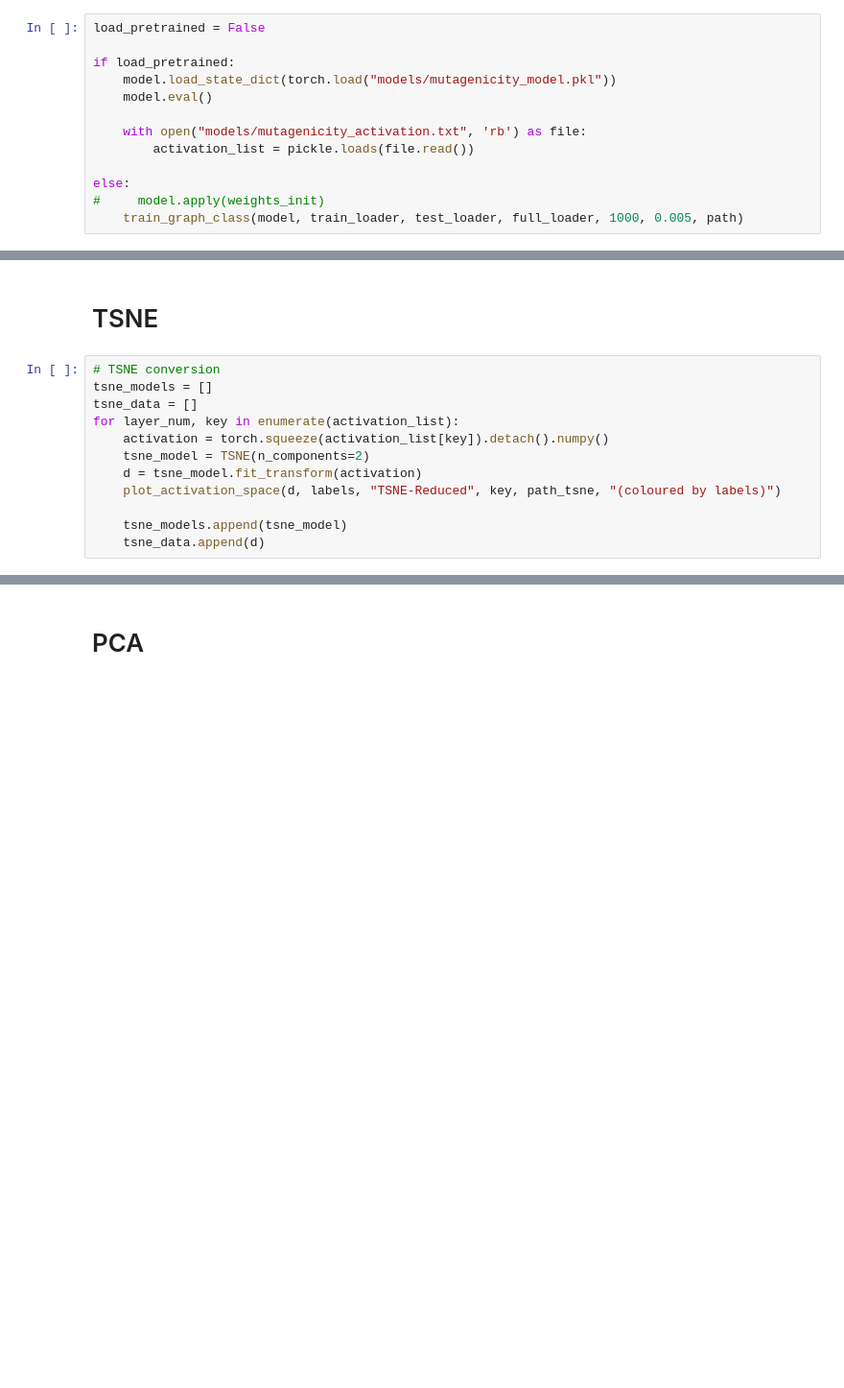
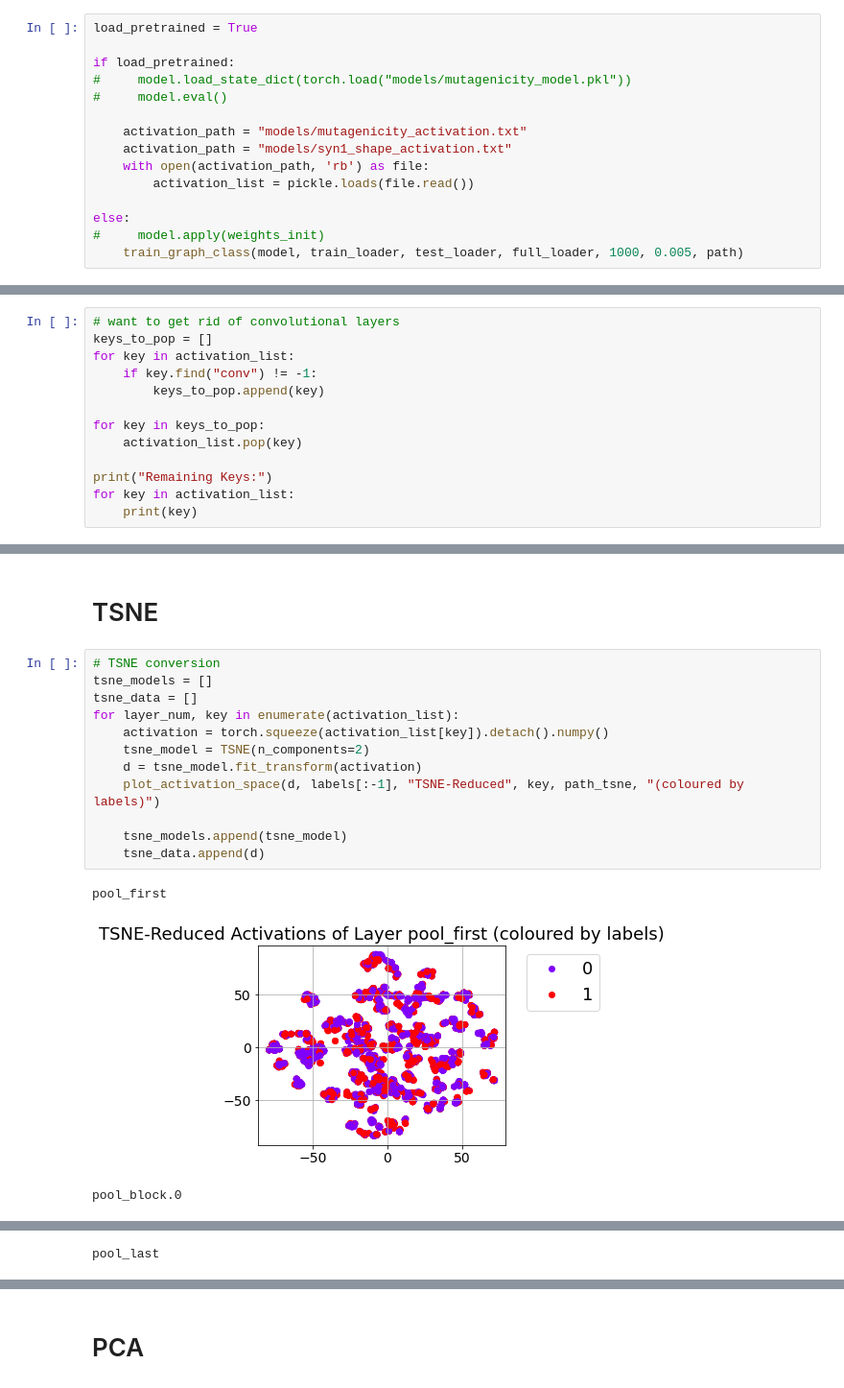
Before and after one commit to CharlotteMagister/GCExplainer, a Jupyter notebook: src/k_clustering/Mutag_Shapes.ipynb, the cells around one changed output, grey strips where cells are left out. Shown at 96% size. Saved outputs shown, nothing was run; the diff lists cells and outputs as text; blank space fills up the shorter version.

```diff
--- a/src/k_clustering/Mutag_Shapes.ipynb
+++ b/src/k_clustering/Mutag_Shapes.ipynb
@@ -77,13 +77,15 @@ Is undirected: True
 
 Class split - Training 0: 1913 1:1556, Test 0: 488 1: 380
 # %%
-load_pretrained = False
+load_pretrained = True
 
 if load_pretrained:
-    model.load_state_dict(torch.load("models/mutagenicity_model.pkl"))
-    model.eval()
+#     model.load_state_dict(torch.load("models/mutagenicity_model.pkl"))
+#     model.eval()
 
-    with open("models/mutagenicity_activation.txt", 'rb') as file:
+    activation_path = "models/mutagenicity_activation.txt"
+    activation_path = "models/syn1_shape_activation.txt"
+    with open(activation_path, 'rb') as file:
         activation_list = pickle.loads(file.read())
 
 else:
@@ -111,0 +94,13 @@ Epoch: 999, Train Loss: 0.23991, Test Loss: 0.66153, Train Acc: 0.91121, Test Ac
+# %%
+# want to get rid of convolutional layers
+keys_to_pop = []
+for key in activation_list:
+    if key.find("conv") != -1:
+        keys_to_pop.append(key)
+
+for key in keys_to_pop:
+    activation_list.pop(key)
+
+print("Remaining Keys:")
+for key in activation_list:
+    print(key)
@@ -114,12 +115,16 @@ Epoch: 999, Train Loss: 0.23991, Test Loss: 0.66153, Train Acc: 0.91121, Test Ac
 # %%
 # TSNE conversion
 tsne_models = []
 tsne_data = []
 for layer_num, key in enumerate(activation_list):
     activation = torch.squeeze(activation_list[key]).detach().numpy()
     tsne_model = TSNE(n_components=2)
     d = tsne_model.fit_transform(activation)
-    plot_activation_space(d, labels, "TSNE-Reduced", key, path_tsne, "(coloured by labels)")
+    plot_activation_space(d, labels[:-1], "TSNE-Reduced", key, path_tsne, "(coloured by labels)")
 
     tsne_models.append(tsne_model)
     tsne_data.append(d)
+# %% [output]
+pool_first
+[figure, added]
+pool_block.0
@@ -125,0 +132 @@ for layer_num, key in enumerate(activation_list):
+pool_last
```
Also changed, not shown: parts of 3 cells of this notebook, 3 other files.
